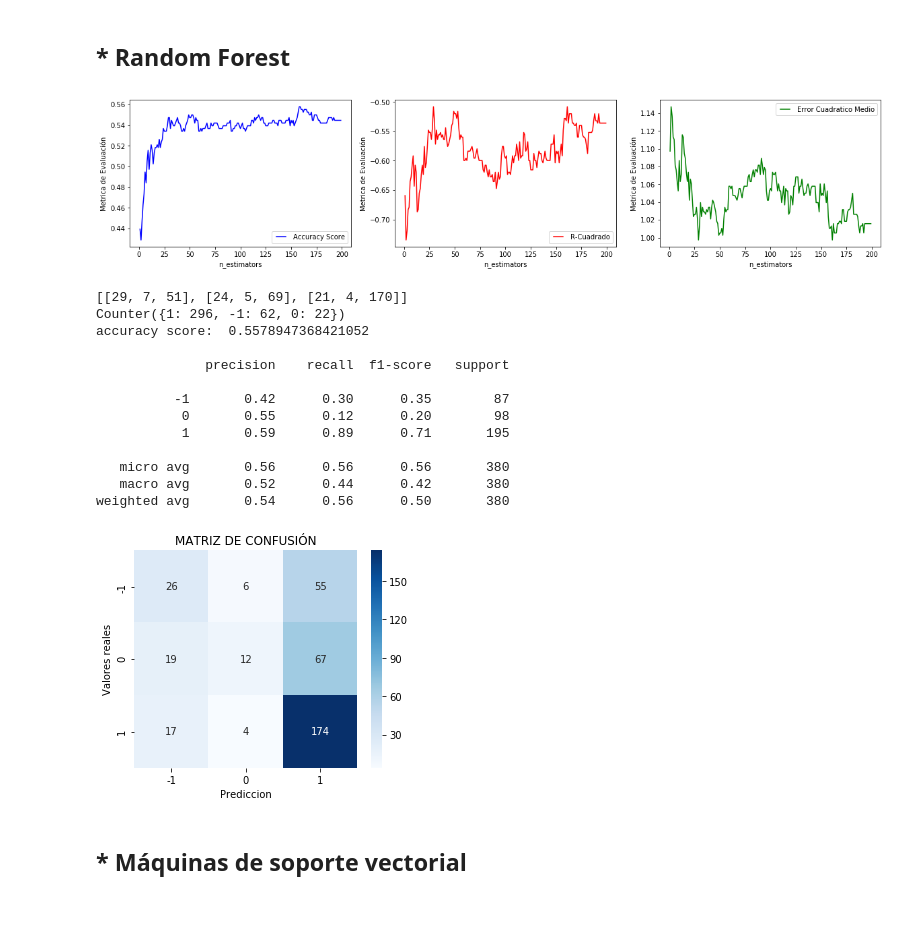
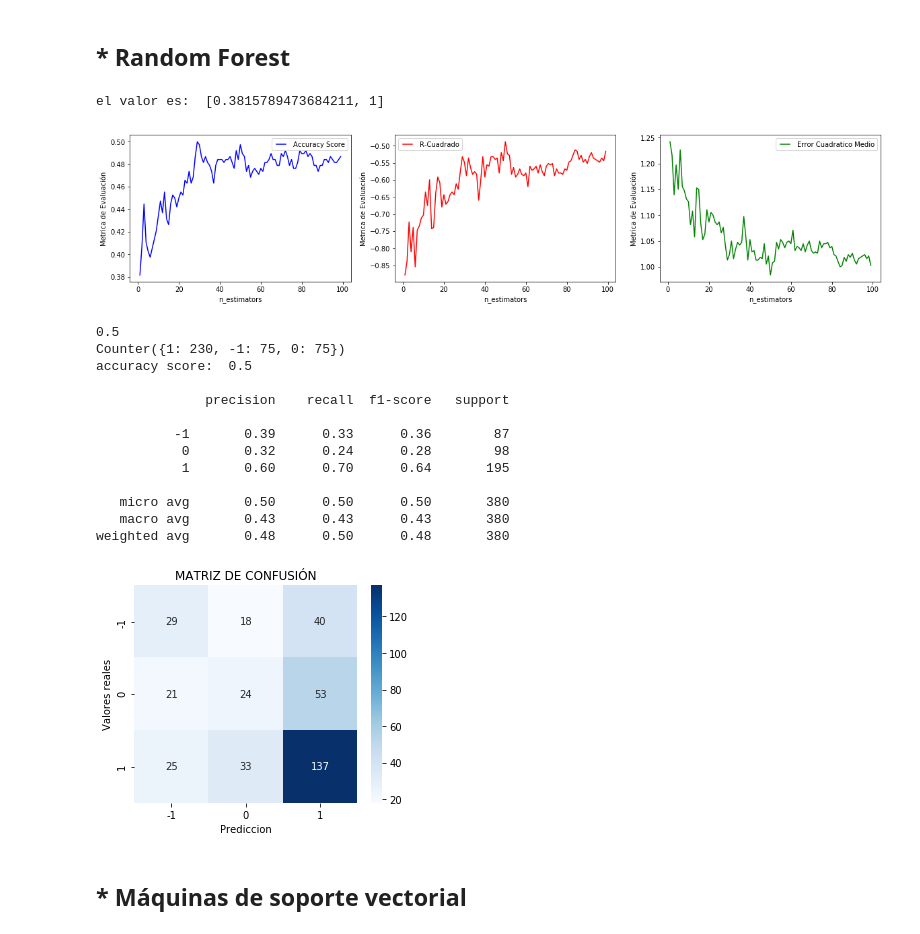
Before and after one commit to efarias04/footballPrediction, a Jupyter notebook: PrediccionFPC.ipynb, the cells around one changed output. Cells and saved outputs as stored; diff of their text form; code cells hidden in the pictures.

```diff
--- a/PrediccionFPC.ipynb
+++ b/PrediccionFPC.ipynb
@@ -660,7 +704,7 @@ scores_logreg_mes = []
 cs = [0.01,0.02,0.1,0.5,1,3,4,5,10]
 
 for c in cs:
-    clf_logreg = LogisticRegression(C=c,solver='lbfgs',multi_class='multinomial', max_iter=500)
+    clf_logreg = LogisticRegression(C=c,solver='lbfgs',multi_class='multinomial', max_iter=500, class_weight='balanced')
     clf_logreg.fit(x_DATA_TRAIN, Y_DATA_TRAIN.values.ravel())
     scores_acc_sco = accuracy_score(Y_DATA_TEST,clf_logreg.predict(X_DATA_TEST))
     scores_r2 = r2_score(Y_DATA_TEST,clf_logreg.predict(X_DATA_TEST))
@@ -673,6 +717,7 @@ for c in cs:
     scores_logreg_accsco.append(scores_acc_sco)
     scores_logreg_r2.append(scores_r2)
     scores_logreg_mes.append(scores_mes)
+print(ant)
 
 #Creando Grafico
 
@@ -683,18 +728,6 @@ ax1 = fig.add_subplot(1,3,1)
 ax1.plot(range(1,len(cs)+1),scores_logreg_accsco)
 ax1.set_xticks(range(1,len(cs)+1))
 ax1.set_title("LogReg - Accuracy Score vs C")
-
-#Agregando grafico R-Cuadrado
-ax2 = fig.add_subplot(1,3,2)
-ax2.plot(range(1,len(cs)+1),scores_logreg_r2)
-ax2.set_xticks(range(1,len(cs)+1))
-ax2.set_title("LogReg - r2 Score vs C")
-
-#Agregando grafico raíz del error cuadrático medio
-ax3 = fig.add_subplot(1,3,3)
-ax3.plot(range(1,len(cs)+1),scores_logreg_mes)
-ax3.set_xticks(range(1,len(cs)+1))
-ax3.set_title("LogReg - mean_squared_error vs C")
 
 plt.savefig('logit_Accuracy.png')
 
@@ -751,45 +785,50 @@ Name: FTR, dtype: int64
 
 from matplotlib.legend_handler import HandlerLine2D
 rfsco_acc_sco =[]
 rfsco_r2 = []
 rfsco_mse = []
 x_values = []
+ant = 0.001
+new = 0
 
-
-for i in range (1,200):
-    clf_ranfor = RandomForestClassifier(n_estimators=i,  max_depth = 7, random_state = 0)
+for i in range (1,100):
+    clf_ranfor = RandomForestClassifier(n_estimators=i,  max_depth = 14, random_state = 0, class_weight='balanced')
     clf_ranfor.fit(x_DATA_TRAIN, Y_DATA_TRAIN.values.ravel())
     scores_ran_for = accuracy_score(Y_DATA_TEST,clf_ranfor.predict(X_DATA_TEST))
     scores_r2 = r2_score(Y_DATA_TEST,clf_ranfor.predict(X_DATA_TEST))
     scores_mes = mean_squared_error(Y_DATA_TEST,clf_ranfor.predict(X_DATA_TEST))
     rfsco_acc_sco.append(scores_ran_for)
     rfsco_r2.append(scores_r2)
     rfsco_mse.append(scores_mes)
     x_values.append(i)
+    new = scores_ran_for
+
+print('el valor es: ',scores_logreg_conmat)
 
 metricas = plt.figure(figsize = (20,4))
 
 def graficadorrf(metrica, label, color, pos):
     gr1 = metricas.add_subplot(1,3,pos)
     p1, = gr1.plot(x_values, metrica, color, label=label)
     gr1.legend(handler_map={p1: HandlerLine2D(numpoints=3)})
     gr1.set_ylabel('Metrica de Evaluación')
     gr1.set_xlabel('n_estimators')
 
 graficadorrf(rfsco_acc_sco,'Accuracy Score', 'b',1)
 graficadorrf(rfsco_r2,'R-Cuadrado', 'r',2)
 graficadorrf(rfsco_mse,'Error Cuadratico Medio', 'g',3)
 plt.savefig('ranfor_Acurracy.png')
 # %% [output]
+el valor es:  [0.3815789473684211, 1]
-[figure, old version]
+[figure, new version]
 # %%
 import collections
-clf_ranfor = RandomForestClassifier(n_estimators = 158,  max_depth = 7, random_state = 0)
+clf_ranfor = RandomForestClassifier(n_estimators = 29,  max_depth = 14, random_state = 0, class_weight='balanced')
 clf_ranfor.fit(x_DATA_TRAIN, Y_DATA_TRAIN.values.ravel())
 scores_ran_for = accuracy_score(Y_DATA_TEST,clf_ranfor.predict(X_DATA_TEST))
 scores_randfor_conmat = confusion_matrix(Y_DATA_TEST,clf_ranfor.predict(X_DATA_TEST), labels=[-1, 0, 1])
 resultado = clf_ranfor.predict(X_DATA_TEST)
-print(scores_logreg_conmat.tolist())
+print(scores_ran_for.tolist())
 print(collections.Counter(resultado))
 
 # Gráfico matriz de confusión
@@ -813,20 +852,20 @@ max_ranfor_r2s = max(rfsco_r2)
 max_ranfor_mse = max(rfsco_mse)
 max_ranfor_acc = max(rfsco_acc_sco)
 # %% [output]
-[[29, 7, 51], [24, 5, 69], [21, 4, 170]]
-Counter({1: 296, -1: 62, 0: 22})
-accuracy score:  0.5578947368421052
+0.5
+Counter({1: 230, -1: 75, 0: 75})
+accuracy score:  0.5
 
               precision    recall  f1-score   support
 
-          -1       0.42      0.30      0.35        87
-           0       0.55      0.12      0.20        98
-           1       0.59      0.89      0.71       195
+          -1       0.39      0.33      0.36        87
+           0       0.32      0.24      0.28        98
+           1       0.60      0.70      0.64       195
 
-   micro avg       0.56      0.56      0.56       380
-   macro avg       0.52      0.44      0.42       380
-weighted avg       0.54      0.56      0.50       380
+   micro avg       0.50      0.50      0.50       380
+   macro avg       0.43      0.43      0.43       380
+weighted avg       0.48      0.50      0.48       380
-[figure, old version]
+[figure, new version]
 # %% [markdown]
 ## * Máquinas de soporte vectorial
 # %%
```
Also changed, not shown: parts of 12 cells of this notebook, 10 other files.
